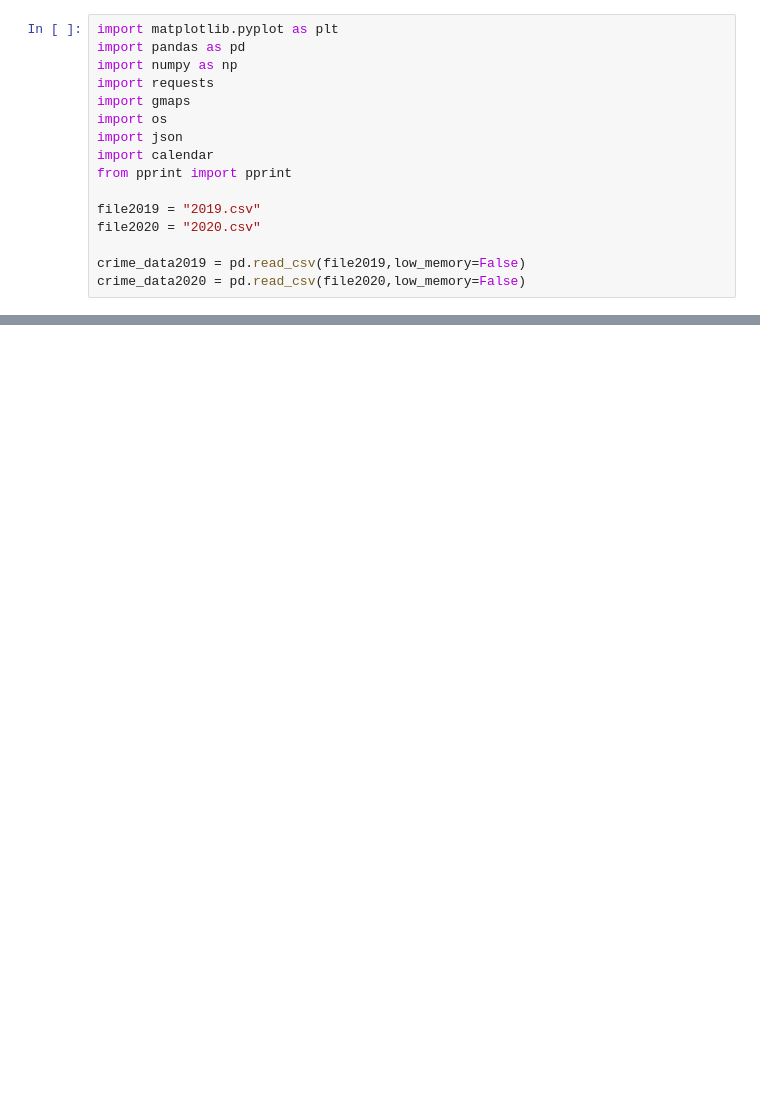
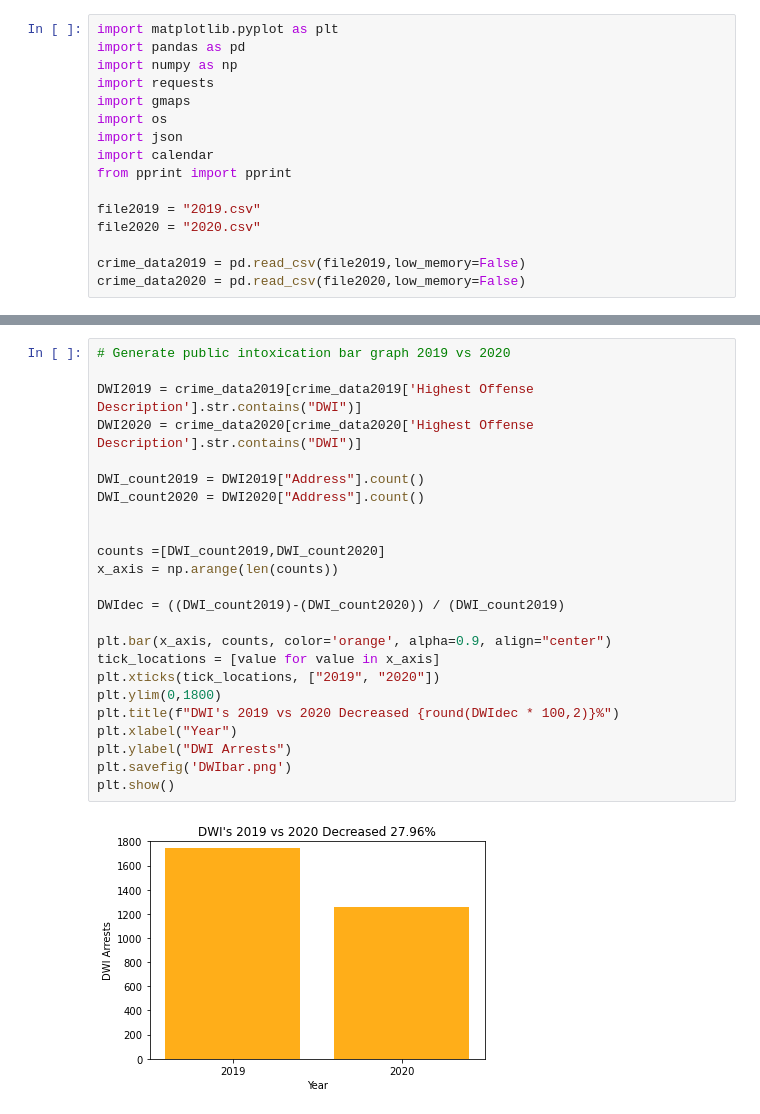
Before and after one commit to ibeth92/Crime_in_the_Time_of_COVID, a Jupyter notebook: shannon.covid.project.ipynb, the cells around one changed output, grey strips where cells are left out. Cells and saved outputs as stored; diff of their text form; blank space fills up the shorter version.

```diff
--- a/shannon.covid.project.ipynb
+++ b/shannon.covid.project.ipynb
@@ -82,0 +106,26 @@ Public Intoxication decreased by 8.39 percent in 2020!
+# %%
+# Generate public intoxication bar graph 2019 vs 2020
+
+DWI2019 = crime_data2019[crime_data2019['Highest Offense Description'].str.contains("DWI")]
+DWI2020 = crime_data2020[crime_data2020['Highest Offense Description'].str.contains("DWI")]
+
+DWI_count2019 = DWI2019["Address"].count()
+DWI_count2020 = DWI2020["Address"].count()
+
+
+counts =[DWI_count2019,DWI_count2020]
+x_axis = np.arange(len(counts))
+
+DWIdec = ((DWI_count2019)-(DWI_count2020)) / (DWI_count2019)
+
+plt.bar(x_axis, counts, color='orange', alpha=0.9, align="center")
+tick_locations = [value for value in x_axis]
+plt.xticks(tick_locations, ["2019", "2020"])
+plt.ylim(0,1800)
+plt.title(f"DWI's 2019 vs 2020 Decreased {round(DWIdec * 100,2)}%")
+plt.xlabel("Year")
+plt.ylabel("DWI Arrests")
+plt.savefig('DWIbar.png')
+plt.show()
+# %% [output]
+[figure, added]
```
Also changed, not shown: parts of 4 cells of this notebook, 4 other files.
